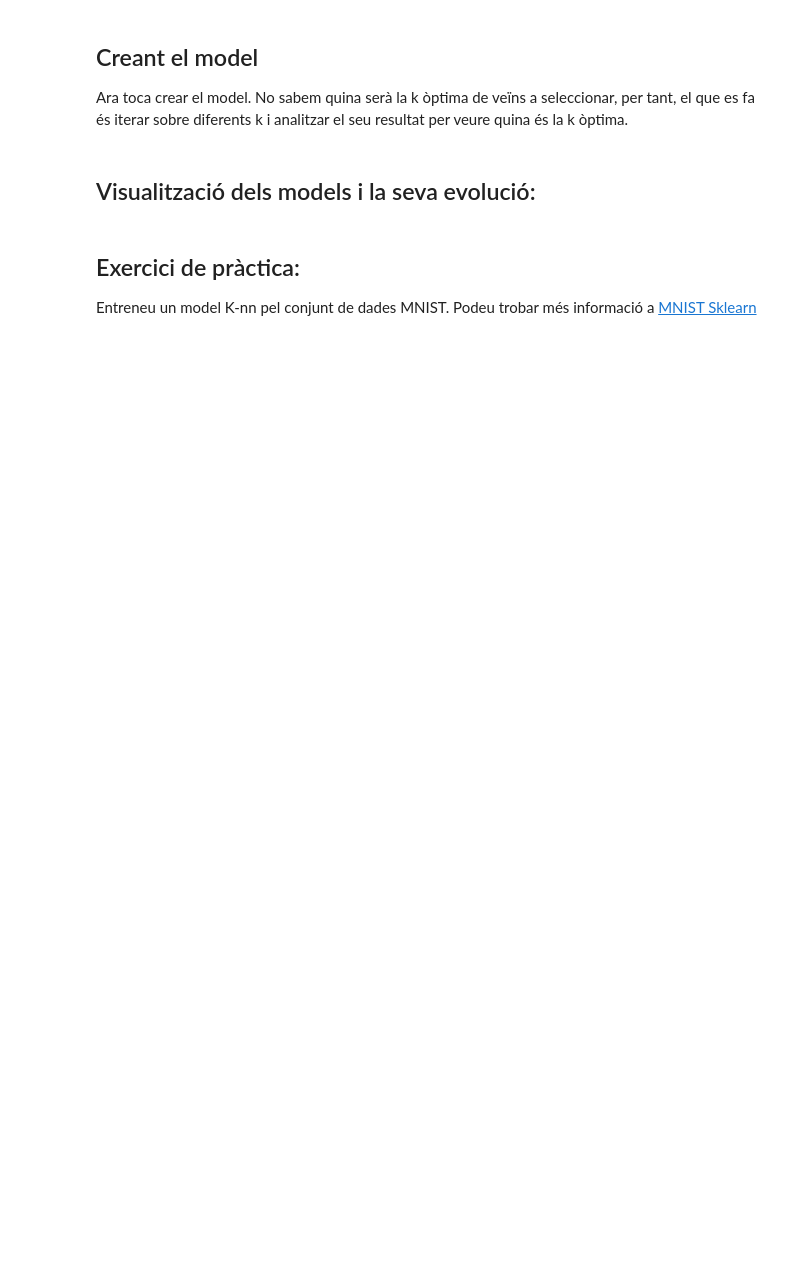
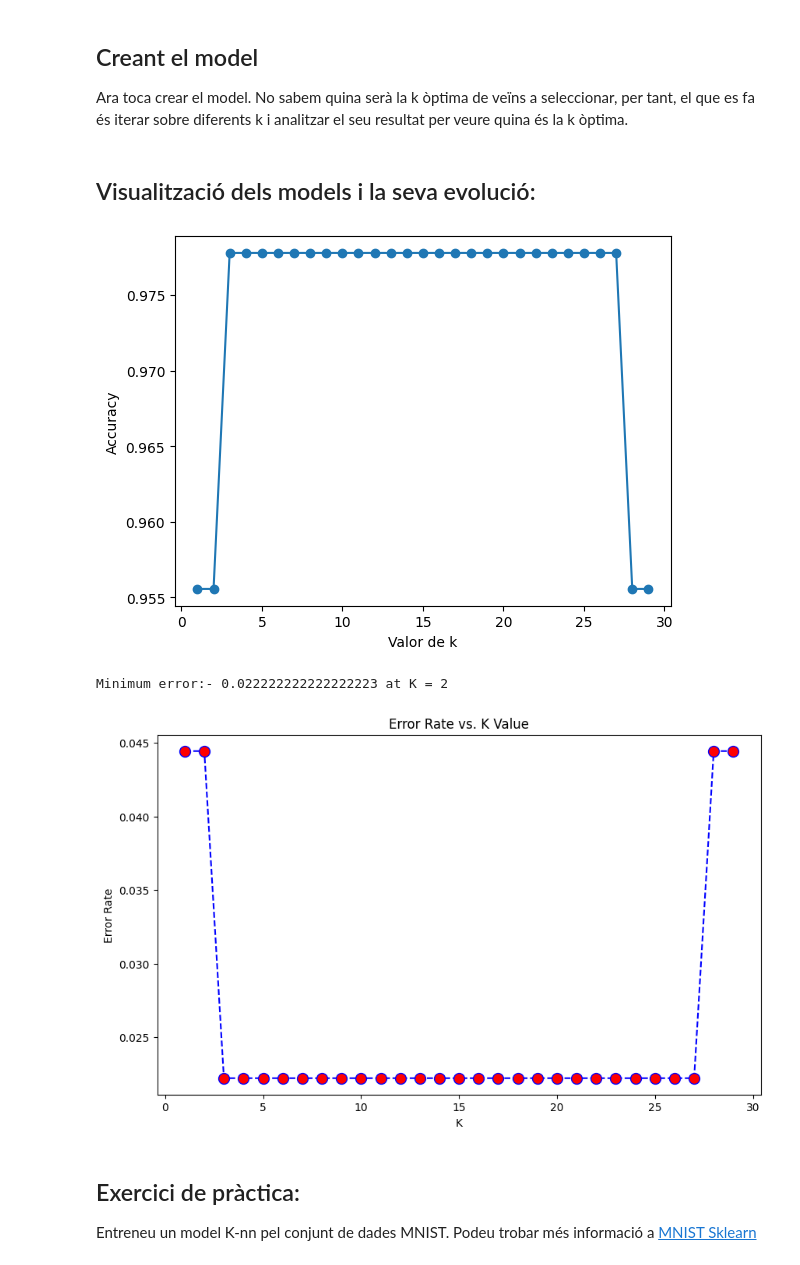
Before and after one commit to MateoProjects/CE-IA-i-Big-Data-Vedruna, a Jupyter notebook: SAA/SAA_Cap3_work.ipynb, the cells around one changed output. Saved outputs shown, nothing was run; the diff lists cells and outputs as text; code cells hidden in the pictures; blank space fills up the shorter version.

```diff
--- a/SAA/SAA_Cap3_work.ipynb
+++ b/SAA/SAA_Cap3_work.ipynb
@@ -72,7 +100,7 @@ from sklearn.model_selection import train_test_split
 
 # separem les dades en train i test
 
-X_train, X_test, Y_train, Y_test = train_test_split(iris.data, iris.target, test_size=0.2, random_state=4)
+X_train, X_test, Y_train, Y_test = train_test_split(iris.data, iris.target, test_size=0.3, random_state=4)
 
 # Validem que el shape sigui el correcte i esperat
 print(X_train.shape, Y_train.shape)
@@ -89,9 +120,10 @@ from sklearn import metrics
 scores = {}
 scores_list = []
 error_list = []
-k_range = range(1,26)
+k_values = [1,2,3]
+k_range = range(1,30)
 for k in k_range:
-    knn = KNeighborsClassifier(n_neighbors=k)
+    knn = KNeighborsClassifier(n_neighbors=k, metric='euclidean')
     knn.fit(X_train,Y_train)
     y_pred = knn.predict(X_test)
     scores[k] = metrics.accuracy_score(Y_test, y_pred)
@@ -102,18 +134,22 @@ for k in k_range:
 # %%
 import matplotlib.pyplot as plt
 
-plt.plot(range(1,26), scores_list)
+plt.plot(range(1,30), scores_list, marker='o')
 plt.xlabel("Valor de k")
 plt.ylabel("Accuracy")
 plt.show()
 
 plt.figure(figsize=(10,6))
-plt.plot(range(1,26),error_list,color='blue', linestyle='dashed',
+plt.plot(range(1,30),error_list,color='blue', linestyle='dashed',
          marker='o',markerfacecolor='red', markersize=10)
 plt.title('Error Rate vs. K Value')
 plt.xlabel('K')
 plt.ylabel('Error Rate')
 print("Minimum error:-",min(error_list),"at K =",error_list.index(min(error_list)))
+# %% [output]
+[figure, added]
+Minimum error:- 0.022222222222222223 at K = 2
+[figure, added]
 # %% [markdown]
 ## Exercici de pràctica:
 
```
Also changed, not shown: parts of 12 cells of this notebook, 14 other files.
